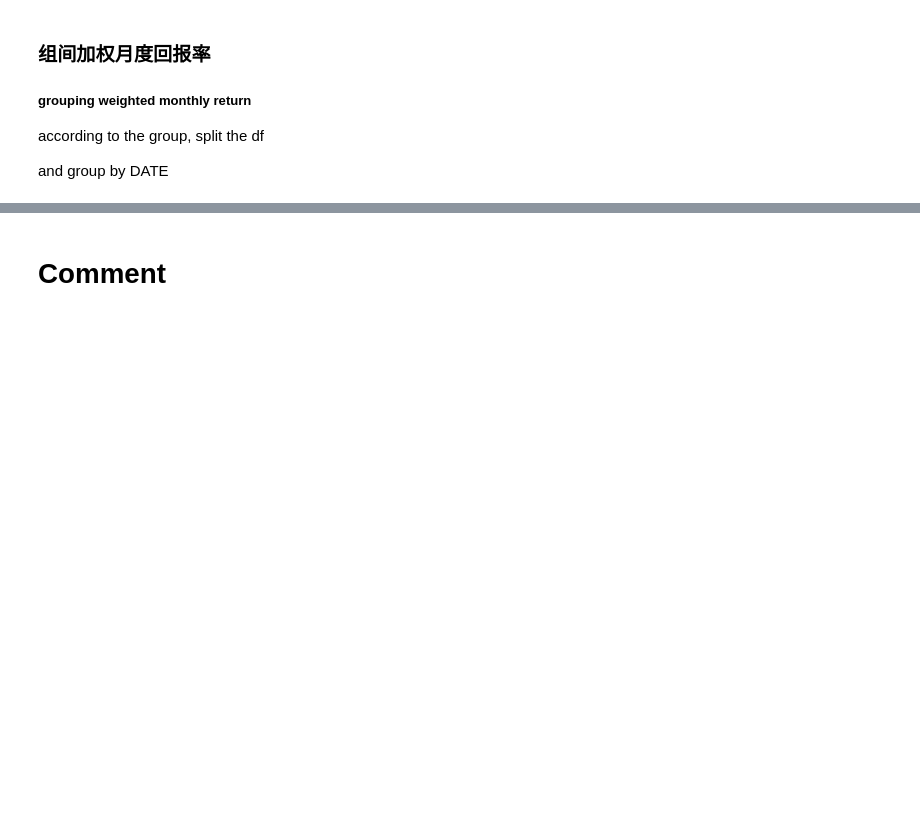
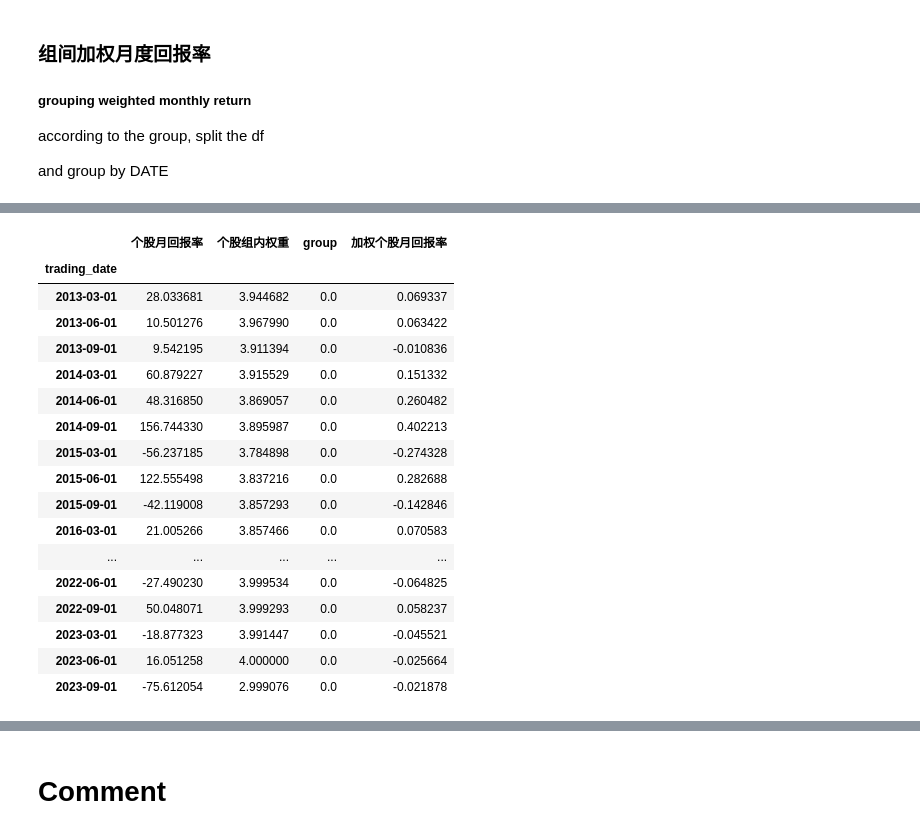
Before and after one commit to Prussia/playJupyter, a Jupyter notebook: testproj/计算加权回报率.ipynb, the cells around one changed output, grey strips where cells are left out. Saved outputs shown, nothing was run; the diff lists cells and outputs as text; code cells hidden in the pictures; blank space fills up the shorter version.

```diff
--- a/testproj/计算加权回报率.ipynb
+++ b/testproj/计算加权回报率.ipynb
@@ -1101,3 +1094,6 @@ array [证券代码, 统计日期-4, DATE, 个股月回报率, weighted stock mo
 according to the group, split the df
 
 and group by DATE
+# %%
+df3_sub_trading_group_final_0 = df3_sub_trading_group_final[df3_sub_trading_group_final['group'] == 0]
+df3_sub_trading_group_final_0.info()
@@ -1103,0 +1116,22 @@ and group by DATE
+# %%
+df3_sub_trading_group_final_0_group = df3_sub_trading_group_final_0.groupby(by=["trading_date"]).sum()
+df3_sub_trading_group_final_0_group
+# %% [output]
+|  | 个股月回报率 | 个股组内权重 | group | 加权个股月回报率 |
+| trading_date |  |  |  |  |
+| 2013-03-01 | 28.033681 | 3.944682 | 0.0 | 0.069337 |
+| 2013-06-01 | 10.501276 | 3.967990 | 0.0 | 0.063422 |
+| 2013-09-01 | 9.542195 | 3.911394 | 0.0 | -0.010836 |
+| 2014-03-01 | 60.879227 | 3.915529 | 0.0 | 0.151332 |
+| 2014-06-01 | 48.316850 | 3.869057 | 0.0 | 0.260482 |
+| 2014-09-01 | 156.744330 | 3.895987 | 0.0 | 0.402213 |
+| 2015-03-01 | -56.237185 | 3.784898 | 0.0 | -0.274328 |
+| 2015-06-01 | 122.555498 | 3.837216 | 0.0 | 0.282688 |
+| 2015-09-01 | -42.119008 | 3.857293 | 0.0 | -0.142846 |
+| 2016-03-01 | 21.005266 | 3.857466 | 0.0 | 0.070583 |
+| ... | ... | ... | ... | ... |
+| 2022-06-01 | -27.490230 | 3.999534 | 0.0 | -0.064825 |
+| 2022-09-01 | 50.048071 | 3.999293 | 0.0 | 0.058237 |
+| 2023-03-01 | -18.877323 | 3.991447 | 0.0 | -0.045521 |
+| 2023-06-01 | 16.051258 | 4.000000 | 0.0 | -0.025664 |
+| 2023-09-01 | -75.612054 | 2.999076 | 0.0 | -0.021878 |
```
Also changed, not shown: parts of 13 cells of this notebook.
